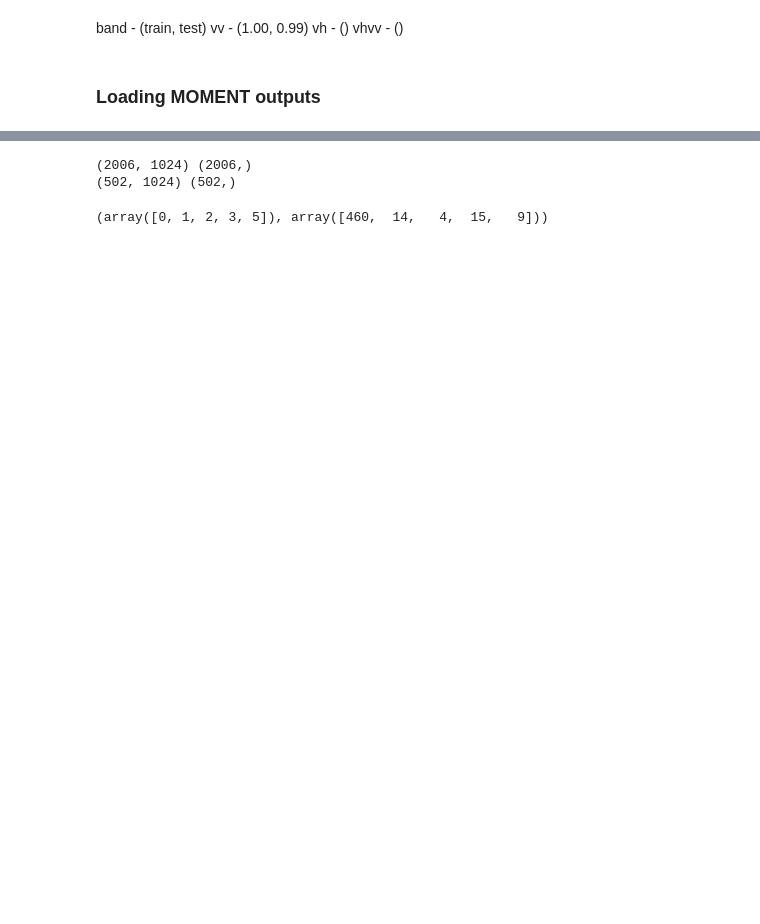
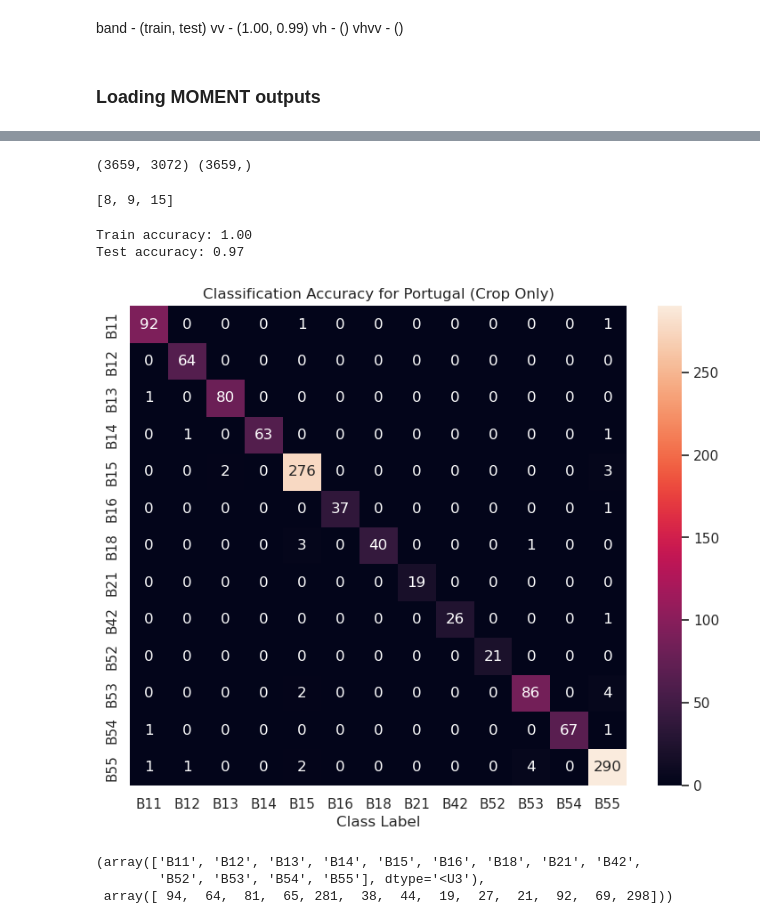
Before and after one commit to adamy03/CropTS, a Jupyter notebook: notebooks/embedding _visualization.ipynb, the cells around one changed output, grey strips where cells are left out. Cells and saved outputs as stored; diff of their text form; code cells hidden in the pictures; blank space fills up the shorter version.

```diff
--- a/notebooks/embedding _visualization.ipynb
+++ b/notebooks/embedding _visualization.ipynb
@@ -26,19 +46,21 @@ keys = {
 # %%
-band = 'vh'
-with open(f'./outputs/train_{band}_outputs.pkl', 'rb') as f:
-    train_outputs = pkl.load(f)
-
-with open(f'./outputs/test_{band}_outputs.pkl', 'rb') as f:
-    test_outputs = pkl.load(f)
+output_path = '/u/ayang1/foundm/models/moment/moment_outputs'
+with open(os.path.join(output_path, 'outputs.pkl'), 'rb') as f:
+    model_outputs = pkl.load(f)
 
 # Embeddings averaged across bands and patches
-train_embeddings = train_outputs['embeddings'].mean(axis=1, keepdims=False)
-train_labels = np.array([np.argmax(x) for x in train_outputs['labels']])
-test_embeddings = test_outputs['embeddings'].mean(axis=1, keepdims=False)
-test_labels = np.array([np.argmax(x) for x in test_outputs['labels']])
+model_embeddings = model_outputs['embeddings'].mean(axis=1, keepdims=False)
+model_labels = np.array([np.argmax(x) for x in model_outputs['labels']])
 
-print(train_embeddings.shape, train_labels.shape)
-print(test_embeddings.shape, test_labels.shape)
+print(model_embeddings.shape, model_labels.shape)
 # %% [output]
-(2006, 1024) (2006,)
-(502, 1024) (502,)
+(3659, 3072) (3659,)
+# %%
+labels, counts = np.unique(model_labels, return_counts=True)
+to_drop = []
+for i in range(len(labels)):
+    if counts[i] <= 25:
+        to_drop.append(labels[i])
+to_drop
+# %% [output]
+[8, 9, 15]
@@ -45,4 +71,42 @@ print(test_embeddings.shape, test_labels.shape)
+# %%
+from momentfm.models.statistical_classifiers import fit_svm
+from sklearn.model_selection import train_test_split
+
+train_embeddings, test_embeddings, train_labels, test_labels = train_test_split(embeddings, labels, test_size=0.33, random_state=42)
+clf = fit_svm(features=train_embeddings, y=train_labels)
+
+y_pred_train = clf.predict(train_embeddings)
+y_pred_test = clf.predict(test_embeddings)
+train_accuracy = clf.score(train_embeddings, train_labels)
+test_accuracy = clf.score(test_embeddings, test_labels)
+
+print(f"Train accuracy: {train_accuracy:.2f}")
+print(f"Test accuracy: {test_accuracy:.2f}")
+# %% [output]
+Train accuracy: 1.00
+Test accuracy: 0.97
+# %%
+from sklearn.metrics import confusion_matrix
+reverse = dict(zip(keys.values(), keys.keys()))
+
+cf_matrix = confusion_matrix(
+    test_labels,
+    y_pred_test
+    )
+fig = plt.figure(figsize=(9,7))
+sns.heatmap(
+    cf_matrix,
+    annot=True, fmt='d',
+    xticklabels=[reverse[x] for x in np.unique(y_pred_test)],
+    yticklabels=[reverse[x] for x in np.unique(y_pred_test)])
+plt.title('Classification Accuracy for Portugal (Crop Only)')
+plt.xlabel('Class Label')
+plt.show()
+# %% [output]
+[figure, added]
 # %%
-np.unique(test_labels, return_counts=True)
+np.unique([reverse[x] for x in test_labels], return_counts=True)
 # %% [output]
-(array([0, 1, 2, 3, 5]), array([460,  14,   4,  15,   9]))
+(array(['B11', 'B12', 'B13', 'B14', 'B15', 'B16', 'B18', 'B21', 'B42',
+        'B52', 'B53', 'B54', 'B55'], dtype='<U3'),
+ array([ 94,  64,  81,  65, 281,  38,  44,  19,  27,  21,  92,  69, 298]))
```
Also changed, not shown: parts of 10 cells of this notebook, 4 other files.
